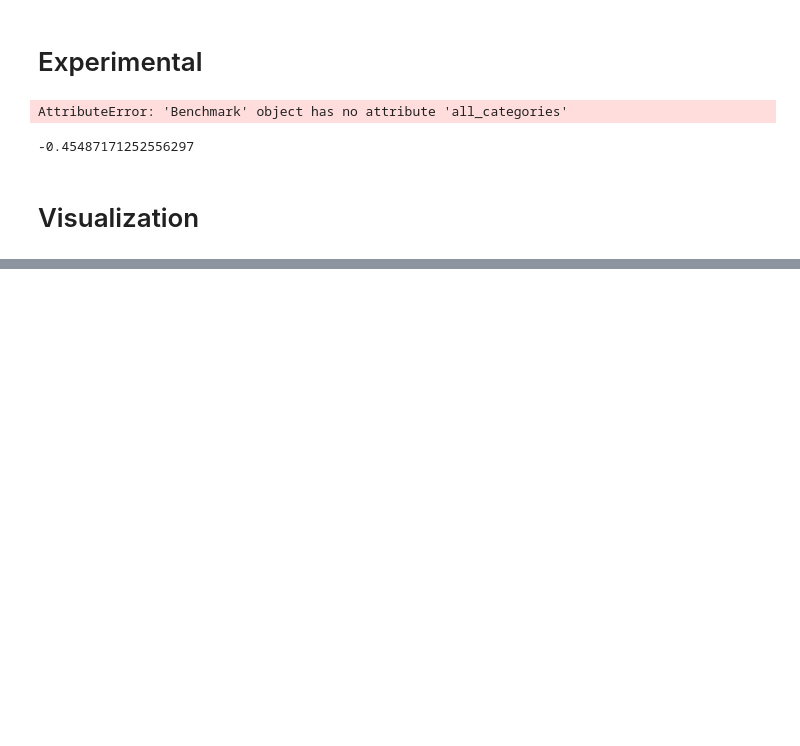
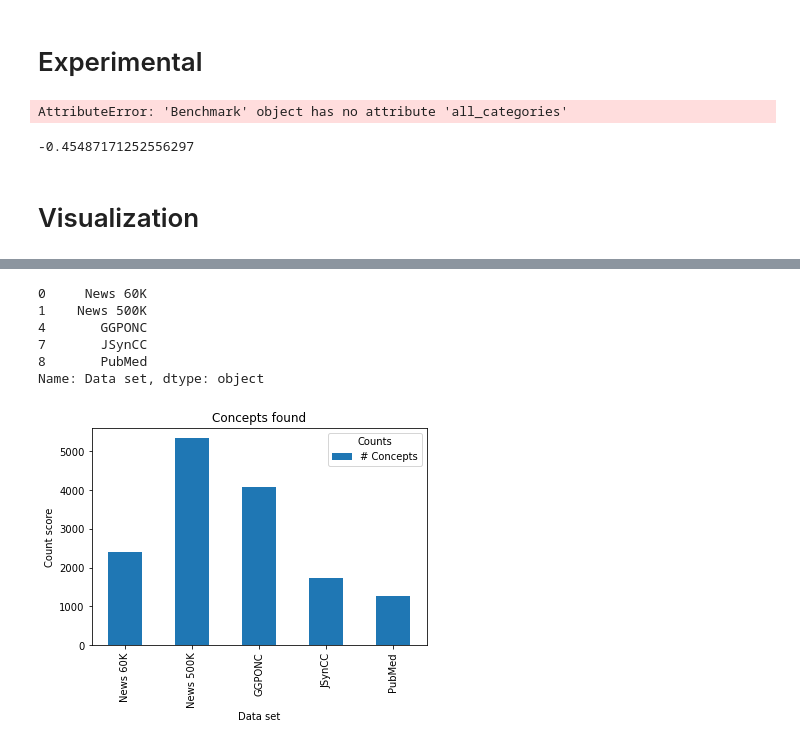
Before and after one commit to LasseKohlmeyer/AML4DHGermanVecs, a Jupyter notebook: Example Pipeline.ipynb, the cells around one changed output, grey strips where cells are left out. Saved outputs shown, nothing was run; the diff lists cells and outputs as text; code cells hidden in the pictures; blank space fills up the shorter version.

```diff
--- a/Example Pipeline.ipynb
+++ b/Example Pipeline.ipynb
@@ -368,3 +368,6 @@ from whatlies.embeddingset import EmbeddingSet
 emb = EmbeddingSet({umls_mapper.un_umls(c, single_return=True): Embedding(umls_mapper.un_umls(c, single_return=True), vecs[c]) for c in vecs.vocab})
 # emb = EmbeddingSet({c: Embedding(c, vecs[c]) for c in vecs.vocab})
 emb.plot_interactive("Cisplatin","Carboplatin")
+# %%
+df = pd.read_csv("data/benchmark_results2.csv")
+df
@@ -370,0 +385,43 @@ emb.plot_interactive("Cisplatin","Carboplatin")
+# %%
+legend_labels
+# %% [output]
+0     News 60K
+1    News 500K
+4       GGPONC
+7       JSynCC
+8       PubMed
+Name: Data set, dtype: object
+# %%
+import pandas as pd
+import matplotlib.pyplot as plt
+from typing import List
+
+def plot_single_benchmark(df: pd.DataFrame, benchmark: str, grouping: str, stratification: str):
+    df_copy = df[[grouping, stratification, benchmark]]
+    legend_labels = df_copy[stratification].drop_duplicates()
+    df_copy = df_copy.set_index([grouping, stratification])
+    ax = df_copy.unstack().plot(kind="bar", title=benchmark)
+    ax.set_ylabel("Score")
+    ax.legend(legend_labels, title=stratification)
+    plt.show()
+    # plot_single_benchmark(df, benchmark="HumanAssessment", grouping="Data set", stratification="Algorithm")
+    # plot_single_benchmark(df, benchmark="HumanAssessment", grouping="Algorithm", stratification="Data set")
+def plot_counts(df: pd.DataFrame, x_attribute: str, stratification: List[str]):
+    columns=[x_attribute]
+    columns.extend(stratification)
+    legend_labels = stratification
+    count_df = df[columns].drop_duplicates()
+    ax = count_df.plot(x_attribute,stratification, kind="bar", title="Concepts found")
+    ax.set_ylabel("Count score")
+    ax.legend(legend_labels, title="Counts")
+    plt.show()
+    # plot_counts(df, x_attribute="Data set", stratification=["# Concepts"])
+
+
+    def mean_group_df(df: pd.DataFrame, group: str):
+        return df.groupby(group).mean()
+    # mean_group_df(df, group="Data set")
+# %%
+plot_counts(df, x_attribute="Data set", stratification=["# Concepts"])
+# %% [output]
+[figure, added]
```
Also changed, not shown: parts of 1 cell of this notebook.
